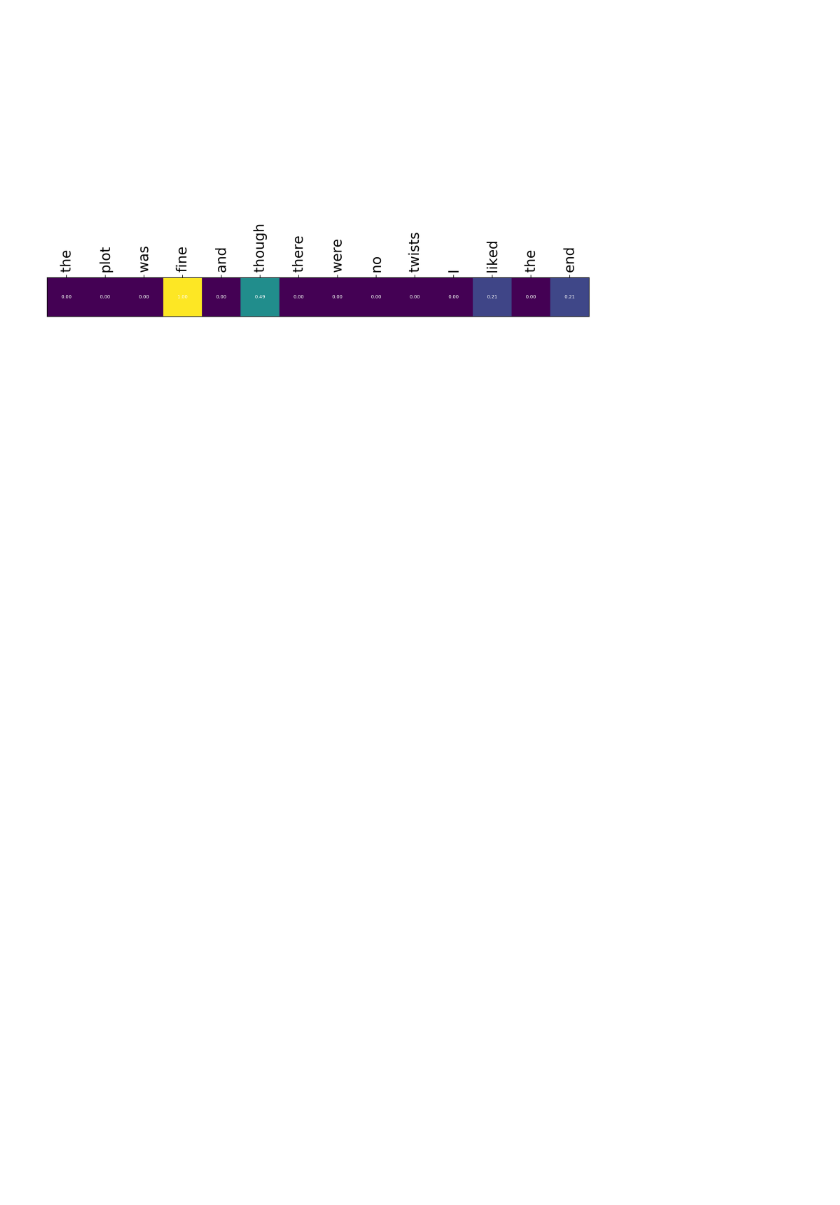
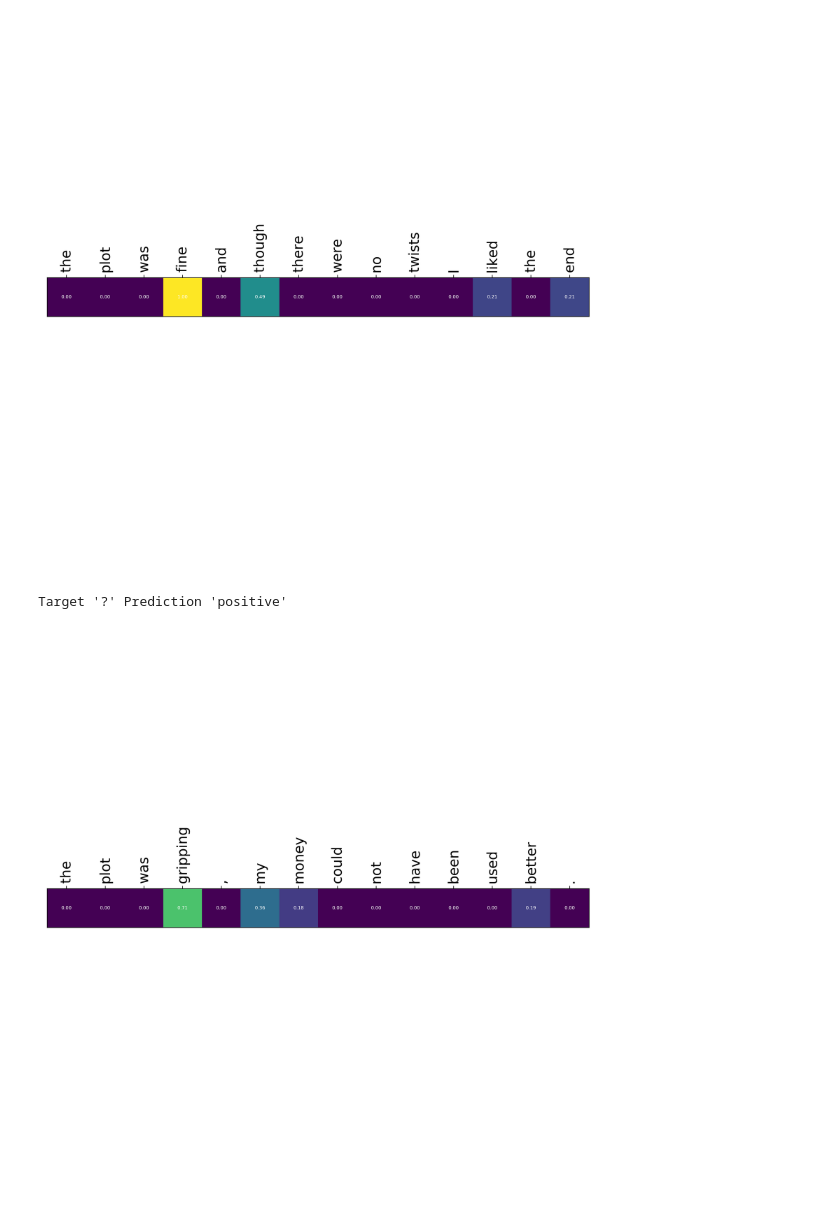
Before and after one commit to bastings/interpretable_predictions, a Jupyter notebook: latent_rationale/sst/Demo.ipynb, the cells around one changed output. Cells and saved outputs as stored; diff of their text form; code cells hidden in the pictures; blank space fills up the shorter version.

```diff
--- a/latent_rationale/sst/Demo.ipynb
+++ b/latent_rationale/sst/Demo.ipynb
@@ -152,3 +158,8 @@ demo("the plot was fine and though there were no twists I liked the end", writet
 # %% [output]
 Target '?' Prediction 'neutral'
 [figure]
+# %%
+demo("the plot was gripping , my money could not have been used better .", writeto='demo/2')
+# %% [output]
+Target '?' Prediction 'positive'
+[figure, added]
```
Also changed, not shown: parts of 2 cells of this notebook.
